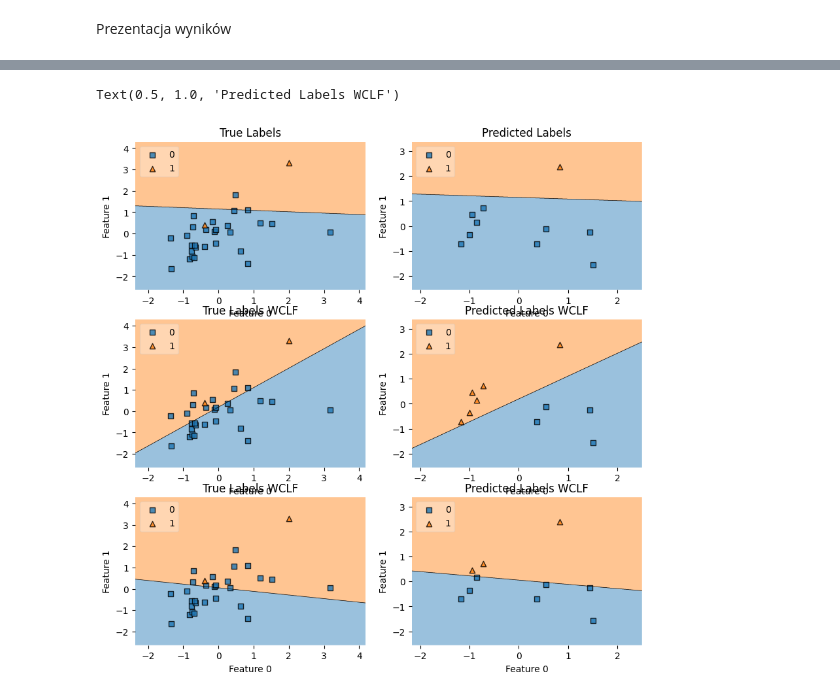
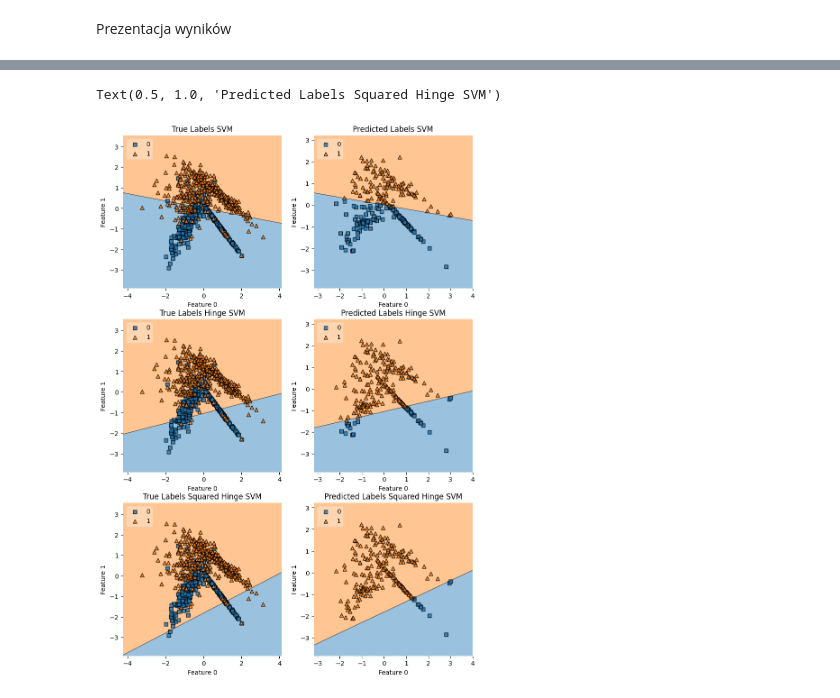
Before and after one commit to Michal170/ML, a Jupyter notebook: svm_cost.ipynb, the cells around one changed output, grey strips where cells are left out. Saved outputs shown, nothing was run; the diff lists cells and outputs as text; code cells hidden in the pictures.

Commit message:
add titles

```diff
--- a/svm_cost.ipynb
+++ b/svm_cost.ipynb
@@ -22,23 +22,23 @@ from sklearn.linear_model import SGDClassifier
 # %% [markdown]
 Import/tworzenie danych użytych do badań
 # %%
-# dataset = pd.read_csv("dataset.csv")
+dataset = pd.read_csv("dataset.csv")
 
-X, y = datasets.make_classification(
-    n_features=2,  # liczba atrybutów zbioru
-    n_samples=40,  # liczba generowanych wzorców
-    n_informative=2,  # liczba atrybutów informatywnych, tych które zawierają informacje przydatne dla klasyfikacji
-    n_repeated=0,  # liczba atrybutów powtórzonych, czyli zduplikowanych kolumn
-    n_redundant=0,  # liczba atrybutów nadmiarowych
-    flip_y=0.08,  # poziom szumu
-    random_state=100,  # ziarno losowości, pozwala na wygenerowanie dokładnie tego samego zbioru w każdym powtórzeniu
-    n_classes=2,  # liczba klas problemu
-    weights=[0.89, 0.11],
-)
+# X, y = datasets.make_classification(
+#     n_features=2,  # liczba atrybutów zbioru
+#     n_samples=40,  # liczba generowanych wzorców
+#     n_informative=2,  # liczba atrybutów informatywnych, tych które zawierają informacje przydatne dla klasyfikacji
+#     n_repeated=0,  # liczba atrybutów powtórzonych, czyli zduplikowanych kolumn
+#     n_redundant=0,  # liczba atrybutów nadmiarowych
+#     flip_y=0.08,  # poziom szumu
+#     random_state=100,  # ziarno losowości, pozwala na wygenerowanie dokładnie tego samego zbioru w każdym powtórzeniu
+#     n_classes=2,  # liczba klas problemu
+#     weights=[0.89, 0.11],
+# )
 
 
-# X = dataset.iloc[:, [0, 1]].values
-# y = dataset.iloc[:, [2]].values
+X = dataset.iloc[:, [0, 1]].values
+y = dataset.iloc[:, [2]].values
 
 X_train, X_test, y_train, y_test = train_test_split(X, y, test_size=0.25)
 # %% [markdown]
@@ -170,38 +170,38 @@ fig, ax = plt.subplots(3, 2, figsize=(10, 15))
 
 plot_decision_regions(X_train, y_train.ravel(), clf=clf, ax=ax[0,0], legend=2)
 ax[0,0].set_xlabel("Feature 0")
 ax[0,0].set_ylabel("Feature 1")
-ax[0,0].set_title("True Labels")
+ax[0,0].set_title("True Labels SVM")
 # ax[0,0].set_xlim(-4, 4)
 # ax[0,0].set_ylim(-4, 4)
 
 plot_decision_regions(X_test, y_pred_clf, clf=clf, ax=ax[0,1], legend=2)
 ax[0,1].set_xlabel("Feature 0")
 ax[0,1].set_ylabel("Feature 1")
-ax[0,1].set_title(f"Predicted Labels")
+ax[0,1].set_title(f"Predicted Labels SVM")
 # ax[0,1].set_xlim(-4, 4)
 # ax[0,1].set_ylim(-4, 4)
 
 plot_decision_regions(X_train, y_train.ravel(), clf=wclf, ax=ax[1,0], legend=2)
 ax[1,0].set_xlabel("Feature 0")
 ax[1,0].set_ylabel("Feature 1")
-ax[1,0].set_title("True Labels WCLF")
+ax[1,0].set_title("True Labels Hinge SVM")
 
 plot_decision_regions(X_test, y_pred_wclf, clf=wclf, ax=ax[1,1], legend=2)
 ax[1,1].set_xlabel("Feature 0")
 ax[1,1].set_ylabel("Feature 1")
-ax[1,1].set_title(f"Predicted Labels WCLF")
+ax[1,1].set_title(f"Predicted Labels Hinge SVM")
 
 
 plot_decision_regions(X_train, y_train.ravel(), clf=wclf_max, ax=ax[2,0], legend=2)
 ax[2,0].set_xlabel("Feature 0")
 ax[2,0].set_ylabel("Feature 1")
-ax[2,0].set_title("True Labels WCLF")
+ax[2,0].set_title("True Labels Squared Hinge SVM")
 
 plot_decision_regions(X_test, y_pred_wclf_max, clf=wclf_max, ax=ax[2,1], legend=2)
 ax[2,1].set_xlabel("Feature 0")
 ax[2,1].set_ylabel("Feature 1")
-ax[2,1].set_title(f"Predicted Labels WCLF")
+ax[2,1].set_title(f"Predicted Labels Squared Hinge SVM")
 # %% [output]
-Text(0.5, 1.0, 'Predicted Labels WCLF')
+Text(0.5, 1.0, 'Predicted Labels Squared Hinge SVM')
-[figure, old version]
+[figure, new version]
```
Also changed, not shown: parts of 1 cell of this notebook.
